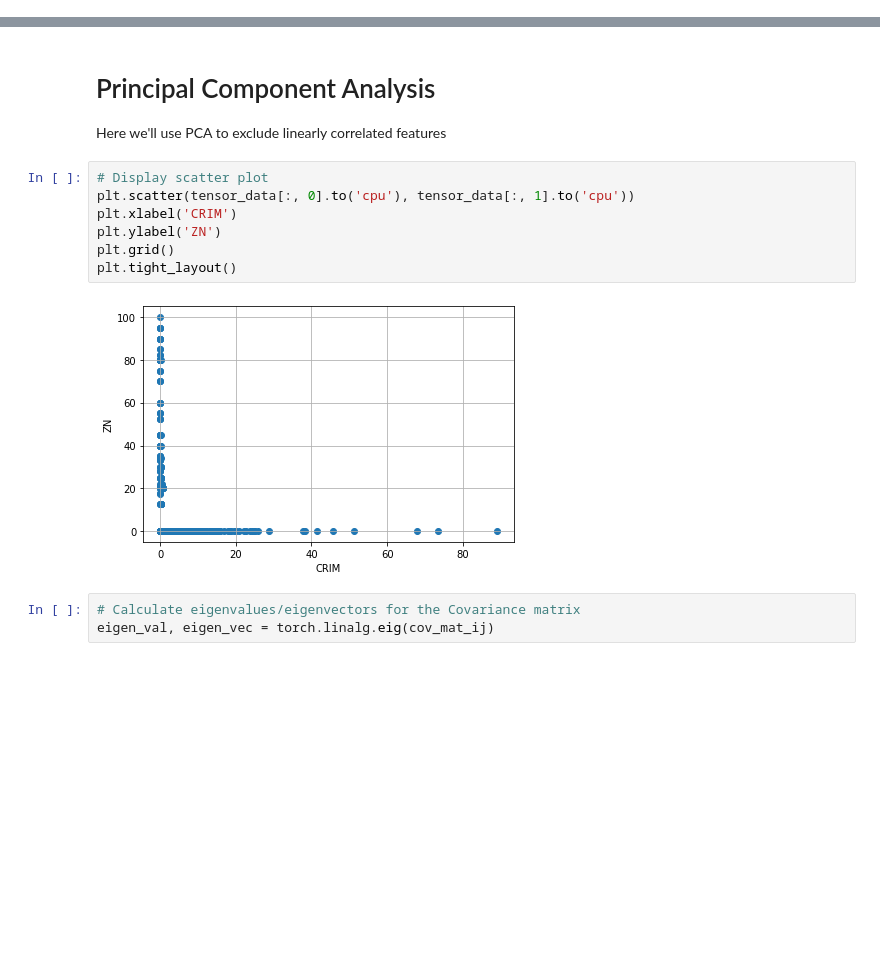
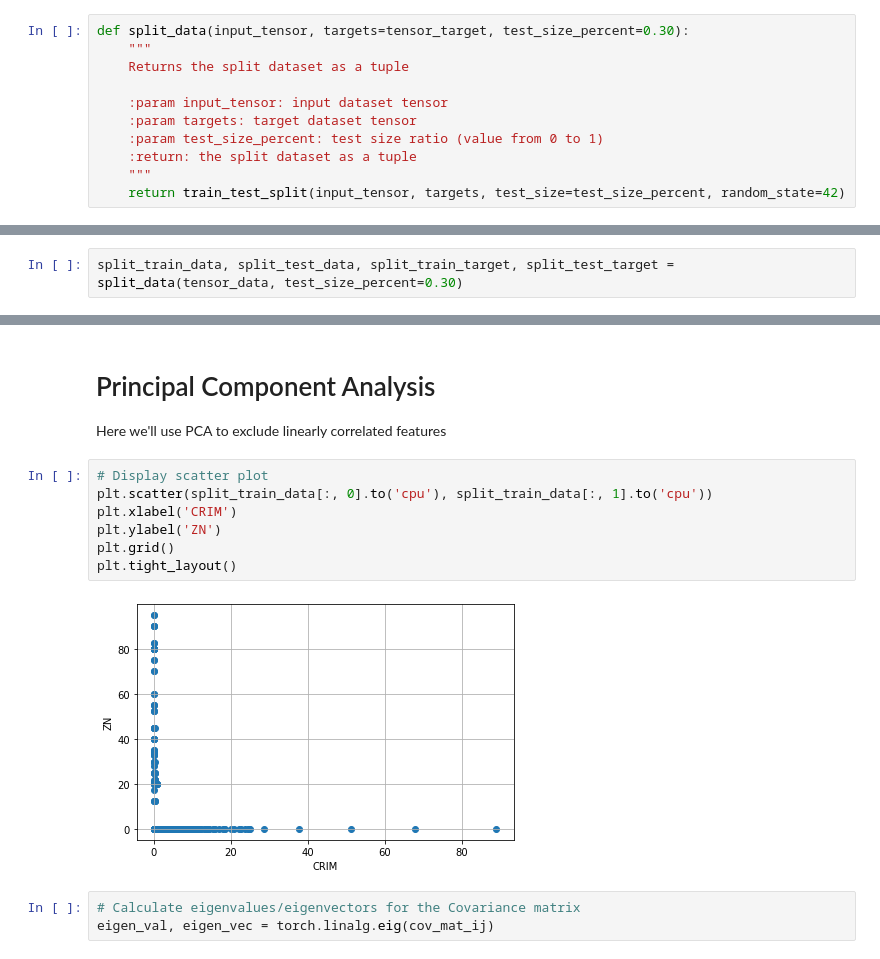
Before and after one commit to lauralex/ML-homework1, a Jupyter notebook: notebooks/linearRegression_homework.ipynb, the cells around one changed output, grey strips where cells are left out. Cells and saved outputs as stored; diff of their text form; blank space fills up the shorter version.

Commit message:
fix: correlation mat only for training data
Signed-off-by: Alessandro Bellia <casildaserrano@yahoo.it>

```diff
--- a/notebooks/linearRegression_homework.ipynb
+++ b/notebooks/linearRegression_homework.ipynb
@@ -279,8 +261,21 @@ def plot_corr_matrix(corr_coeff_mat, feature_names):
                      threshold=0.65,
                      double_sided_threshold=True)
     plt.tight_layout()
+# %%
+def split_data(input_tensor, targets=tensor_target, test_size_percent=0.30):
+    """
+    Returns the split dataset as a tuple
+
+    :param input_tensor: input dataset tensor
+    :param targets: target dataset tensor
+    :param test_size_percent: test size ratio (value from 0 to 1)
+    :return: the split dataset as a tuple
+    """
+    return train_test_split(input_tensor, targets, test_size=test_size_percent, random_state=42)
 # %% [markdown]
 ## Correlation matrix (original data)
 Now, we'll calculate the correlation matrix for the original data tensor.
+# %%
+split_train_data, split_test_data, split_train_target, split_test_target = split_data(tensor_data, test_size_percent=0.30)
 # %%
 # Perform covariance matrix calculation
@@ -391,13 +377,13 @@ print_mse(train_mse, test_mse, 'after removing RM and LSTAT features')
 Here we'll use PCA to exclude linearly correlated features
 # %%
 # Display scatter plot
-plt.scatter(tensor_data[:, 0].to('cpu'), tensor_data[:, 1].to('cpu'))
+plt.scatter(split_train_data[:, 0].to('cpu'), split_train_data[:, 1].to('cpu'))
 plt.xlabel('CRIM')
 plt.ylabel('ZN')
 plt.grid()
 plt.tight_layout()
 # %% [output]
-[figure, old version]
+[figure, new version]
 # %%
 # Calculate eigenvalues/eigenvectors for the Covariance matrix
 eigen_val, eigen_vec = torch.linalg.eig(cov_mat_ij)
```
Also changed, not shown: parts of 13 cells of this notebook.
